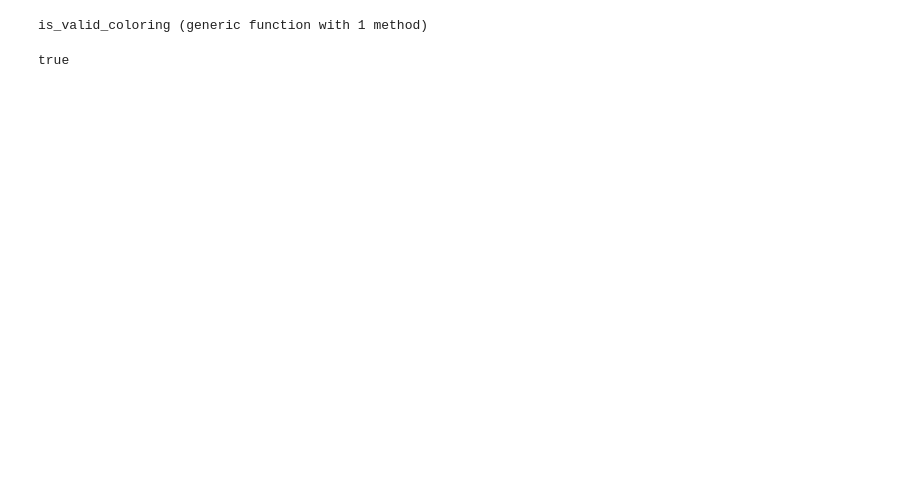
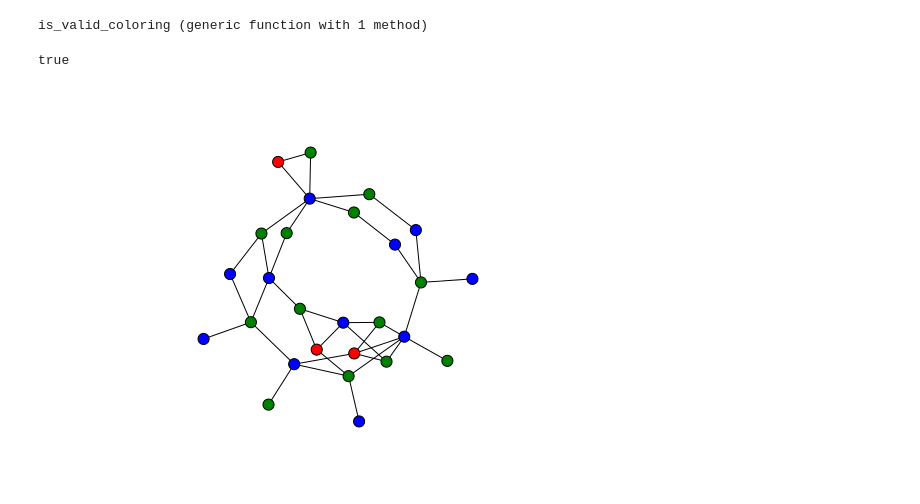
Before and after one commit to stecrotti/BeliefPropagation.jl, a Jupyter notebook: examples/coloring.ipynb, the cells around one changed output. Saved outputs shown, nothing was run; the diff lists cells and outputs as text; code cells hidden in the pictures; blank space fills up the shorter version.

Commit message:
improve coloring notebook

```diff
--- a/examples/coloring.ipynb
+++ b/examples/coloring.ipynb
@@ -12,11 +12,12 @@ using Random
 using GraphRecipes, Plots
 # %%
 # try to find a valid coloring using BP
-function try_coloring(g::SimpleGraph, q::Integer;
+function try_coloring(g::IndexedGraph, q::Integer;
         maxiter=100, tol=1e-8, damp=0.5, rein=1e-2)
     N = nv(g)
-    gp = pairwise_interaction_graph(IndexedGraph(g))
+    gp = pairwise_interaction_graph(g)
     ψ = fill(ColoringCoupling(), ne(g))
+    # a small symmetry-breaking vertex prior
     ϕ = map(1:N) do i
         ϕᵢ = exp.(1e-6*randn(MersenneTwister(seed), q))
         BPFactor(ϕᵢ)
@@ -30,7 +31,7 @@ end
 
 # compute the number of monochromatic edges, i.e. those with
 #  the same color at both ends
-function n_monochromatic(x, g::SimpleGraph)
+function n_monochromatic(x, g::IndexedGraph)
     en = 0
     for e in edges(g)
         i = src(e); j = dst(e)
@@ -39,25 +40,43 @@ function n_monochromatic(x, g::SimpleGraph)
     return en
 end
 
-function is_valid_coloring(x, g::SimpleGraph)
+function is_valid_coloring(x, g::IndexedGraph)
     return n_monochromatic(x, g) == 0
 end
 # %% [output]
 is_valid_coloring (generic function with 1 method)
 # %%
 q = 3
-N = 100
+N = 30
 c = 2.5
 seed = 1
 
-g = erdos_renyi(N, round(Int, N*c/2); seed)
+# Sample a random graph and keep only the largest connected component
+gg = erdos_renyi(N, round(Int, N*c/2); seed)
+cc = first(connected_components(gg))
+A = adjacency_matrix(gg)[cc,cc]
+g = IndexedGraph(A)
 
 maxiter = 10^3
 tol = 1e-8
 damp = 0.5
 rein = 1e-2
 
+# reinforcement is used to bias BP to a single one out of the many
+#  possible solutions
 x = try_coloring(g, q; maxiter, tol, damp, rein)
 is_valid_coloring(x, g)
 # %% [output]
 true
+# %%
+colors = [:red, :green, :blue]
+
+graphplot(
+    g,
+    curves = false,
+    nodecolor = [colors[i] for i in x],
+    markersize = 0.15,
+    nodeshape = :circle
+)
+# %% [output]
+[figure, added]
```
Also changed, not shown: parts of 1 cell of this notebook.
